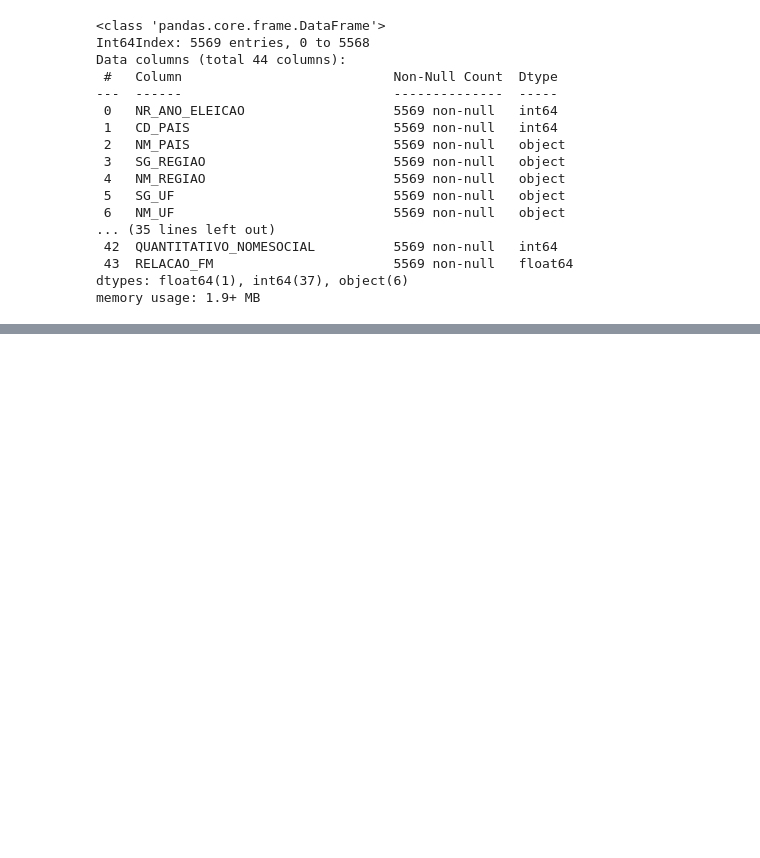
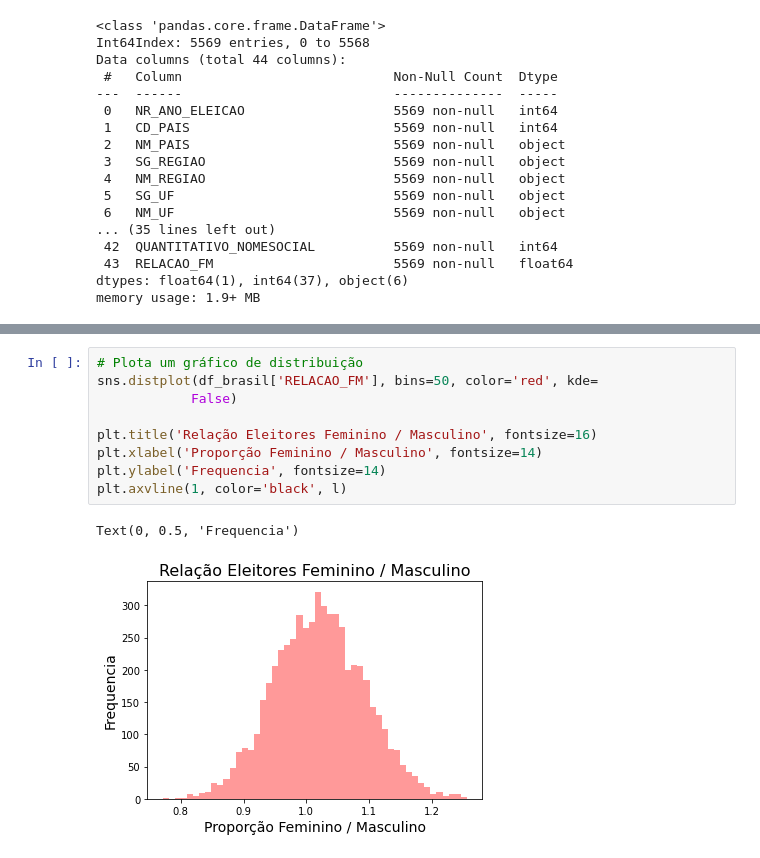
Before and after one commit to ebraimcarvalho/analise-dados-python-labhacker, a Jupyter notebook: 02_csv_eleitorado/csv_eleitores_municipio.ipynb, the cells around one changed output, grey strips where cells are left out. Saved outputs shown, nothing was run; the diff lists cells and outputs as text; blank space fills up the shorter version.

```diff
--- a/02_csv_eleitorado/csv_eleitores_municipio.ipynb
+++ b/02_csv_eleitorado/csv_eleitores_municipio.ipynb
@@ -214,0 +268,12 @@ memory usage: 1.9+ MB
+# %%
+# Plota um gráfico de distribuição
+sns.distplot(df_brasil['RELACAO_FM'], bins=50, color='red', kde=
+            False)
+
+plt.title('Relação Eleitores Feminino / Masculino', fontsize=16)
+plt.xlabel('Proporção Feminino / Masculino', fontsize=14)
+plt.ylabel('Frequencia', fontsize=14)
+plt.axvline(1, color='black', l)
+# %% [output]
+Text(0, 0.5, 'Frequencia')
+[figure, added]
```
Also changed, not shown: parts of 4 cells of this notebook.
